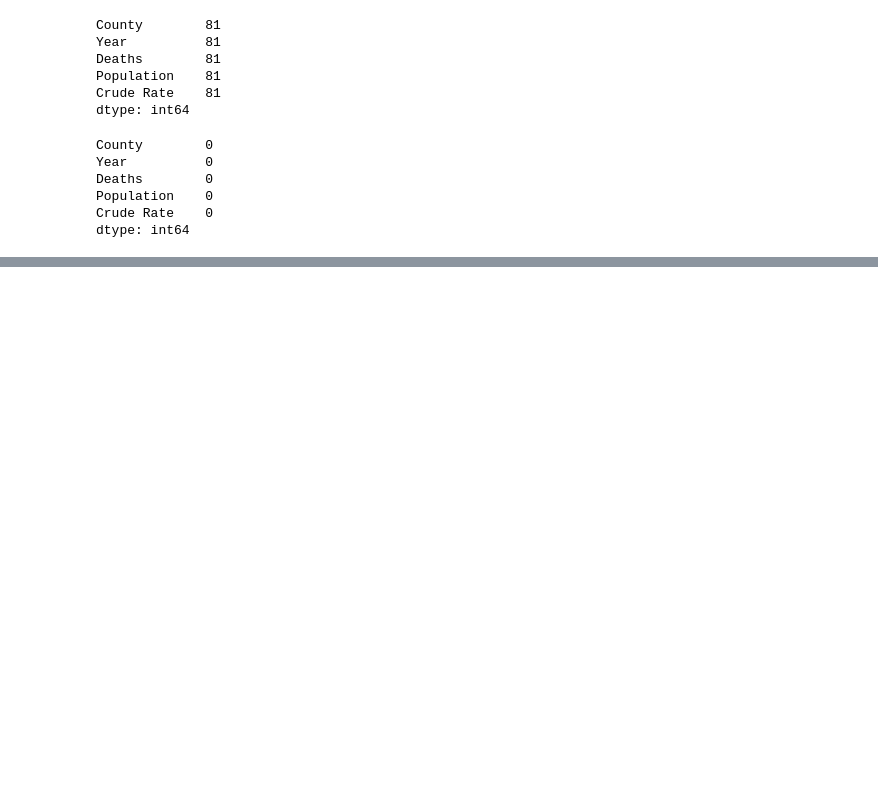
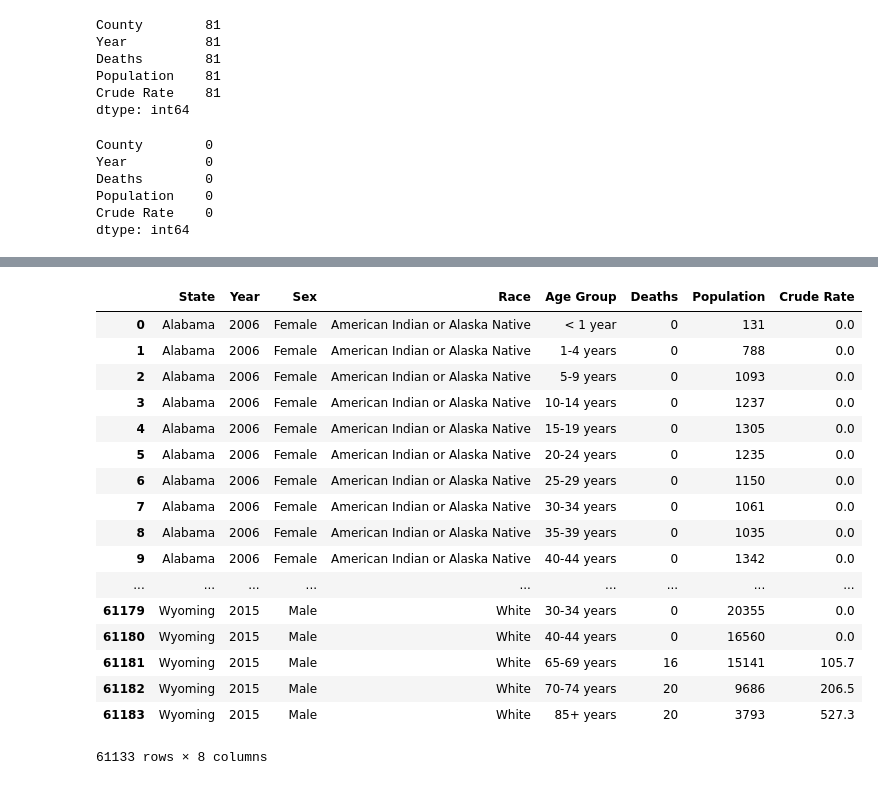
Before and after one commit to gretelup/dataviz-project1, a Jupyter notebook: cleaning_CDC_Data.ipynb, the cells around one changed output, grey strips where cells are left out. Cells and saved outputs as stored; diff of their text form; code cells hidden in the pictures; blank space fills up the shorter version.

```diff
--- a/cleaning_CDC_Data.ipynb
+++ b/cleaning_CDC_Data.ipynb
@@ -49,14 +69,34 @@ county_df = county_df[county_df["Deaths"] != "Missing"]
 # %%
 # Cast "Year", "Deaths", and "Population" columns as integers; Crude Rate as float
 lung_df["Year"] = lung_df["Year"].astype(int)
 lung_df["Deaths"] = lung_df["Deaths"].astype(int)
 lung_df["Population"] = lung_df["Population"].astype(int)
 lung_df.head()
 
 county_df["Year"] = county_df["Year"].astype(int)
 county_df["Deaths"] = county_df["Deaths"].astype(int)
 county_df["Population"] = county_df["Population"].astype(int)
 county_df["Crude Rate"] = county_df["Crude Rate"].astype(float)
+lung_df
+# %% [output]
+|  | State | Year | Sex | Race | Age Group | Deaths | Population | Crude Rate |
+| 0 | Alabama | 2006 | Female | American Indian or Alaska Native | < 1 year | 0 | 131 | 0.0 |
+| 1 | Alabama | 2006 | Female | American Indian or Alaska Native | 1-4 years | 0 | 788 | 0.0 |
+| 2 | Alabama | 2006 | Female | American Indian or Alaska Native | 5-9 years | 0 | 1093 | 0.0 |
+| 3 | Alabama | 2006 | Female | American Indian or Alaska Native | 10-14 years | 0 | 1237 | 0.0 |
+| 4 | Alabama | 2006 | Female | American Indian or Alaska Native | 15-19 years | 0 | 1305 | 0.0 |
+| 5 | Alabama | 2006 | Female | American Indian or Alaska Native | 20-24 years | 0 | 1235 | 0.0 |
+| 6 | Alabama | 2006 | Female | American Indian or Alaska Native | 25-29 years | 0 | 1150 | 0.0 |
+| 7 | Alabama | 2006 | Female | American Indian or Alaska Native | 30-34 years | 0 | 1061 | 0.0 |
+| 8 | Alabama | 2006 | Female | American Indian or Alaska Native | 35-39 years | 0 | 1035 | 0.0 |
+| 9 | Alabama | 2006 | Female | American Indian or Alaska Native | 40-44 years | 0 | 1342 | 0.0 |
+| ... | ... | ... | ... | ... | ... | ... | ... | ... |
+| 61179 | Wyoming | 2015 | Male | White | 30-34 years | 0 | 20355 | 0.0 |
+| 61180 | Wyoming | 2015 | Male | White | 40-44 years | 0 | 16560 | 0.0 |
+| 61181 | Wyoming | 2015 | Male | White | 65-69 years | 16 | 15141 | 105.7 |
+| 61182 | Wyoming | 2015 | Male | White | 70-74 years | 20 | 9686 | 206.5 |
+| 61183 | Wyoming | 2015 | Male | White | 85+ years | 20 | 3793 | 527.3 |
+61133 rows × 8 columns
 # %%
 # Save cleaned data
 lung_df.to_csv(os.path.join("Output", "Cleaned_CDC_Data.csv"), index=False, header = True)
```
Also changed, not shown: parts of 2 cells of this notebook, 5 other files.
